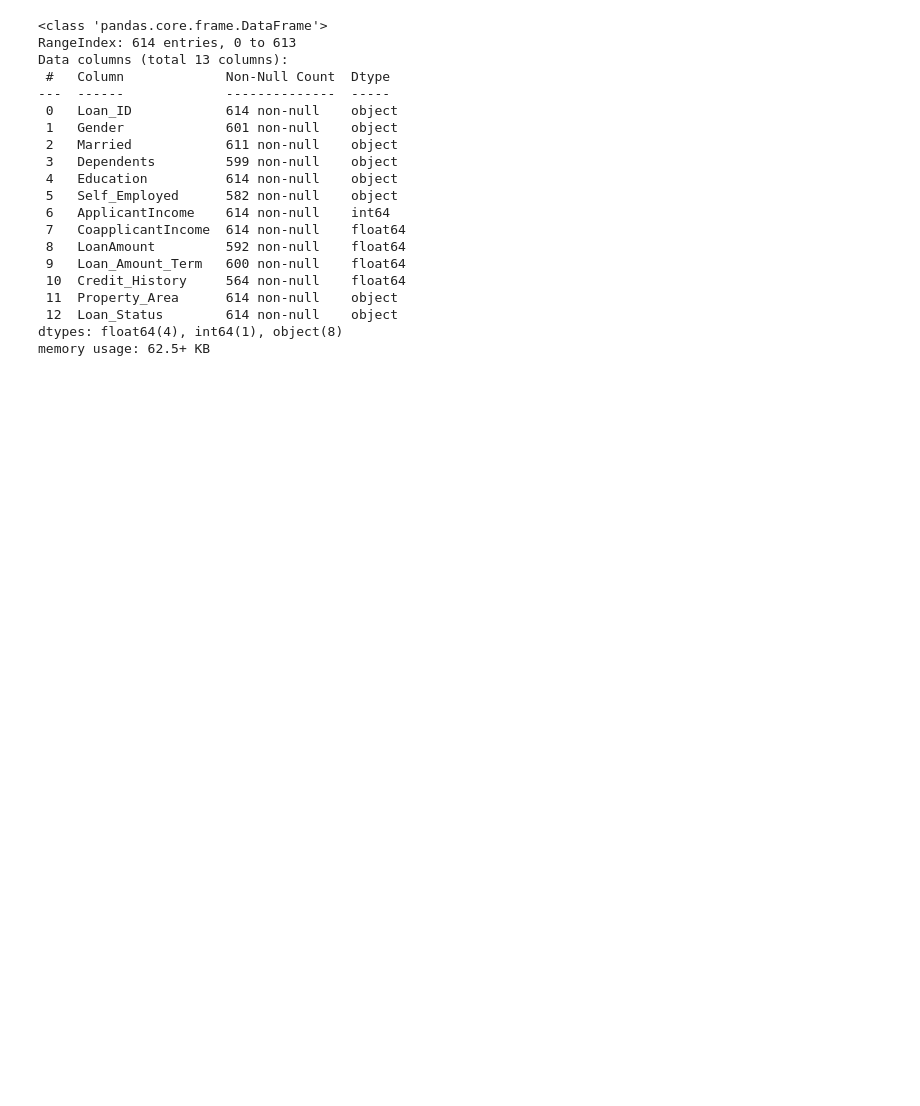
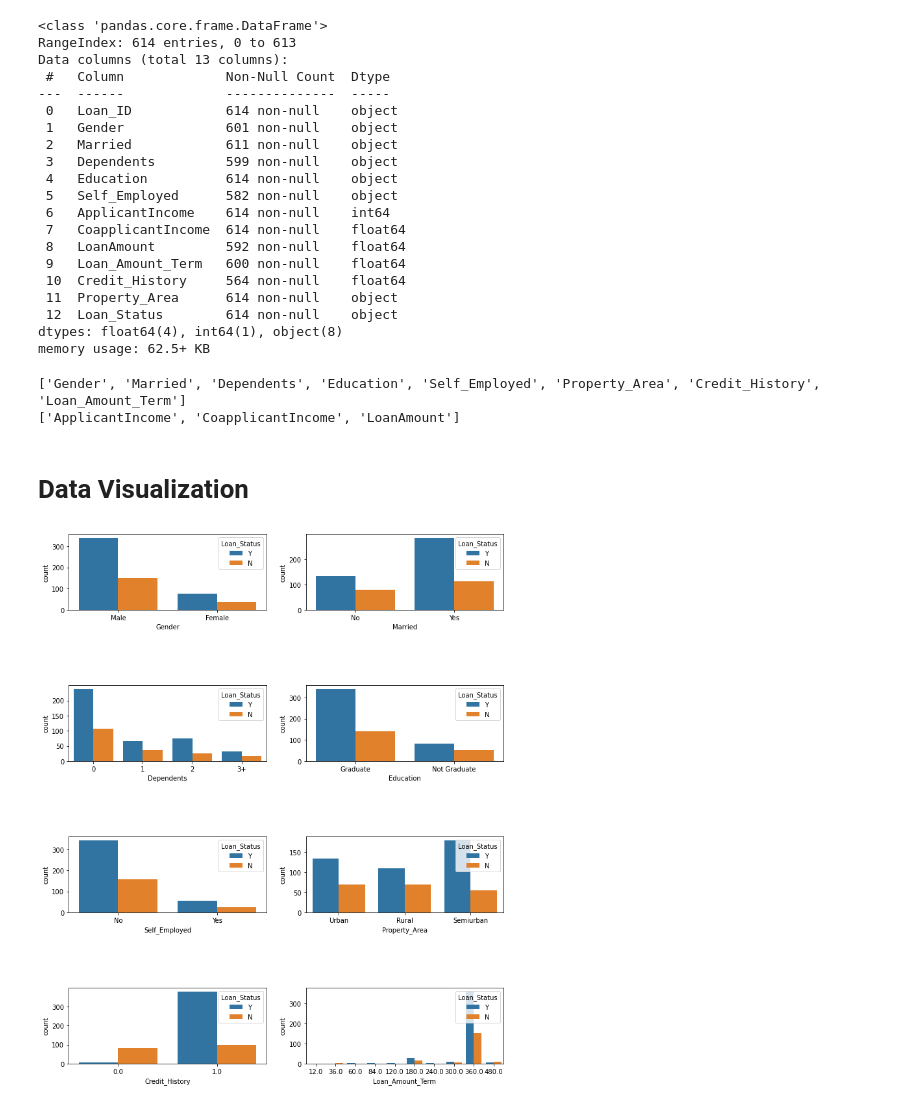
Before and after one commit to ashi1015/ML_Assignment2_IT19114040_IT19110530_IT19165226_IT19177106, a Jupyter notebook: loan-approval-prediction.ipynb, the cells around one changed output. Cells and saved outputs as stored; diff of their text form; code cells hidden in the pictures; blank space fills up the shorter version.

Commit message:
starting data visualization

```diff
--- a/loan-approval-prediction.ipynb
+++ b/loan-approval-prediction.ipynb
@@ -25,3 +25,31 @@ Data columns (total 13 columns):
  12  Loan_Status        614 non-null    object
 dtypes: float64(4), int64(1), object(8)
 memory usage: 62.5+ KB
+# %%
+#Count how many categorical and numerical columns
+
+loan_train_df = loan_train_df.drop(columns=['Loan_ID']) ## Dropping Loan ID
+variables_categorical = ['Gender', 'Married', 'Dependents', 'Education', 'Self_Employed', 'Property_Area','Credit_History','Loan_Amount_Term']
+
+print(variables_categorical)
+variables_numerical = ['ApplicantIncome', 'CoapplicantIncome', 'LoanAmount']
+print(variables_numerical)
+# %% [output]
+['Gender', 'Married', 'Dependents', 'Education', 'Self_Employed', 'Property_Area', 'Credit_History', 'Loan_Amount_Term']
+['ApplicantIncome', 'CoapplicantIncome', 'LoanAmount']
+# %% [markdown]
+# Data Visualization
+# %%
+import seaborn as sns
+import matplotlib.pyplot as plt
+
+
+fig,axes = plt.subplots(4,2,figsize=(12,15))
+for id_x,var_category in enumerate(variables_categorical):
+    row,col = id_x//2,id_x%2
+    sns.countplot(x=var_category,data=loan_train_df,hue='Loan_Status',ax=axes[row,col])
+
+
+plt.subplots_adjust(hspace=1)
+# %% [output]
+[figure, added]
```
